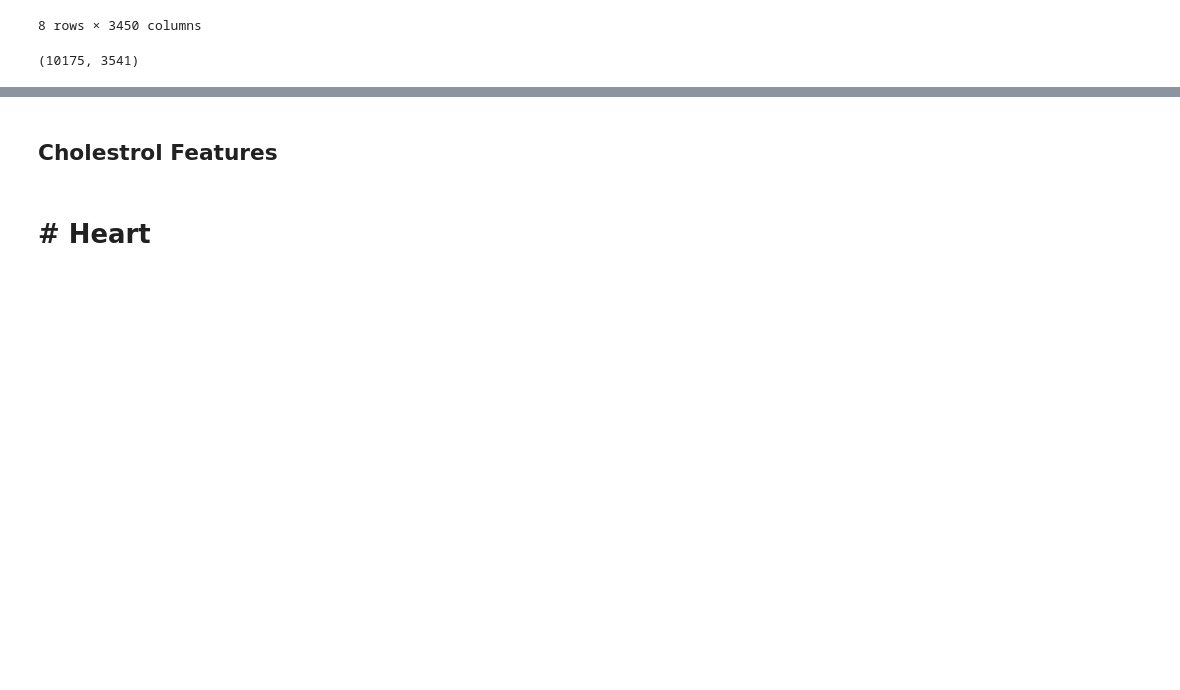
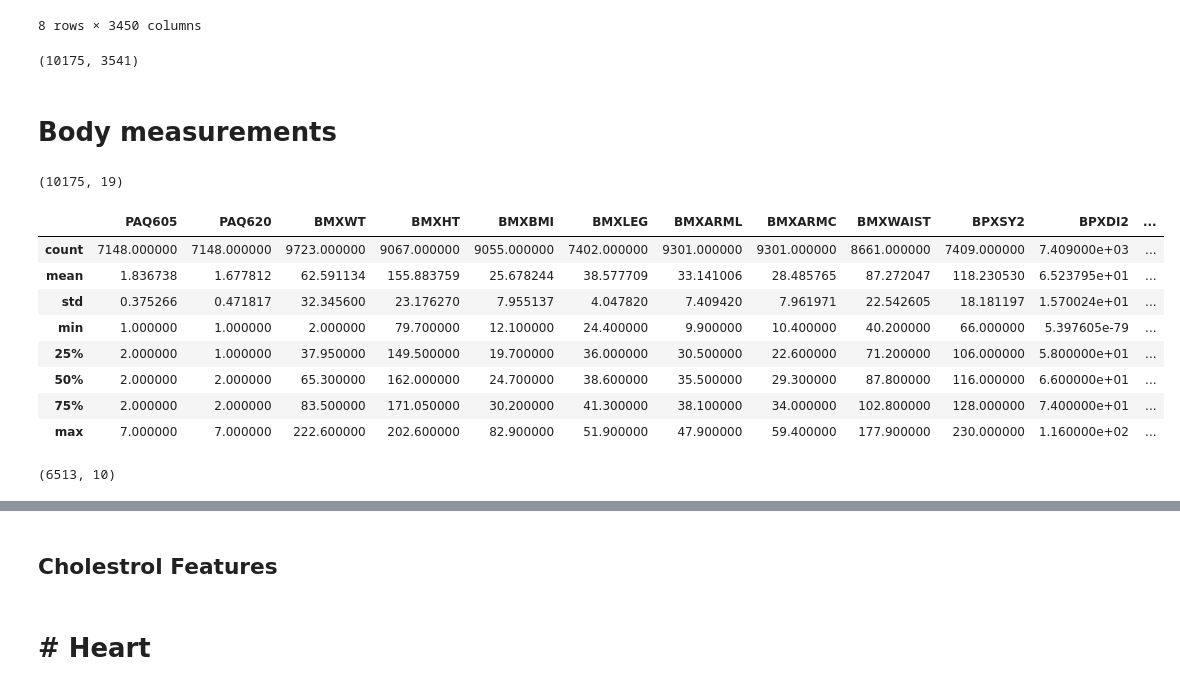
Before and after one commit to basyal4u/CDCDiab_2.0, a Jupyter notebook: Ensemble Model -after (MBDH)-1314.ipynb, the cells around one changed output, grey strips where cells are left out. Saved outputs shown, nothing was run; the diff lists cells and outputs as text; code cells hidden in the pictures; blank space fills up the shorter version.

```diff
--- a/Ensemble Model -after (MBDH)-1314.ipynb
+++ b/Ensemble Model -after (MBDH)-1314.ipynb
@@ -118,3 +120,24 @@ CLANN= CLANN.replace(3,1)
 CLANN.shape
 # %% [output]
 (10175, 3541)
+# %% [markdown]
+# Body measurements
+# %%
+# Locking the data set for Blood Pressure
+BM_vars = CLANN.loc[:,['PAQ605','PAQ620','BMXWT','BMXHT','BMXBMI','BMXLEG','BMXARML','BMXARMC','BMXWAIST','BPXSY2','BPXDI2','LBDHDD','LBXTC','RIDAGEYR','RIDRETH1','INDHHIN2','INDFMIN2','INDFMPIR','DIQ010']]
+# %%
+BM_vars.shape
+# %% [output]
+(10175, 19)
+# %%
+BM_vars.describe()
+# %% [output]
+|  | PAQ605 | PAQ620 | BMXWT | BMXHT | BMXBMI | BMXLEG | BMXARML | BMXARMC | BMXWAIST | BPXSY2 | BPXDI2 | ... |
+| count | 7148.000000 | 7148.000000 | 9723.000000 | 9067.000000 | 9055.000000 | 7402.000000 | 9301.000000 | 9301.000000 | 8661.000000 | 7409.000000 | 7.409000e+03 | ... |
+| mean | 1.836738 | 1.677812 | 62.591134 | 155.883759 | 25.678244 | 38.577709 | 33.141006 | 28.485765 | 87.272047 | 118.230530 | 6.523795e+01 | ... |
+| std | 0.375266 | 0.471817 | 32.345600 | 23.176270 | 7.955137 | 4.047820 | 7.409420 | 7.961971 | 22.542605 | 18.181197 | 1.570024e+01 | ... |
+| min | 1.000000 | 1.000000 | 2.000000 | 79.700000 | 12.100000 | 24.400000 | 9.900000 | 10.400000 | 40.200000 | 66.000000 | 5.397605e-79 | ... |
+| 25% | 2.000000 | 1.000000 | 37.950000 | 149.500000 | 19.700000 | 36.000000 | 30.500000 | 22.600000 | 71.200000 | 106.000000 | 5.800000e+01 | ... |
+| 50% | 2.000000 | 2.000000 | 65.300000 | 162.000000 | 24.700000 | 38.600000 | 35.500000 | 29.300000 | 87.800000 | 116.000000 | 6.600000e+01 | ... |
+| 75% | 2.000000 | 2.000000 | 83.500000 | 171.050000 | 30.200000 | 41.300000 | 38.100000 | 34.000000 | 102.800000 | 128.000000 | 7.400000e+01 | ... |
+| max | 7.000000 | 7.000000 | 222.600000 | 202.600000 | 82.900000 | 51.900000 | 47.900000 | 59.400000 | 177.900000 | 230.000000 | 1.160000e+02 | ... |
@@ -120,0 +147,4 @@ CLANN.shape
+# %%
+BM_vars.shape
+# %% [output]
+(6513, 10)
```
Also changed, not shown: parts of 14 cells of this notebook, 2 other files.
